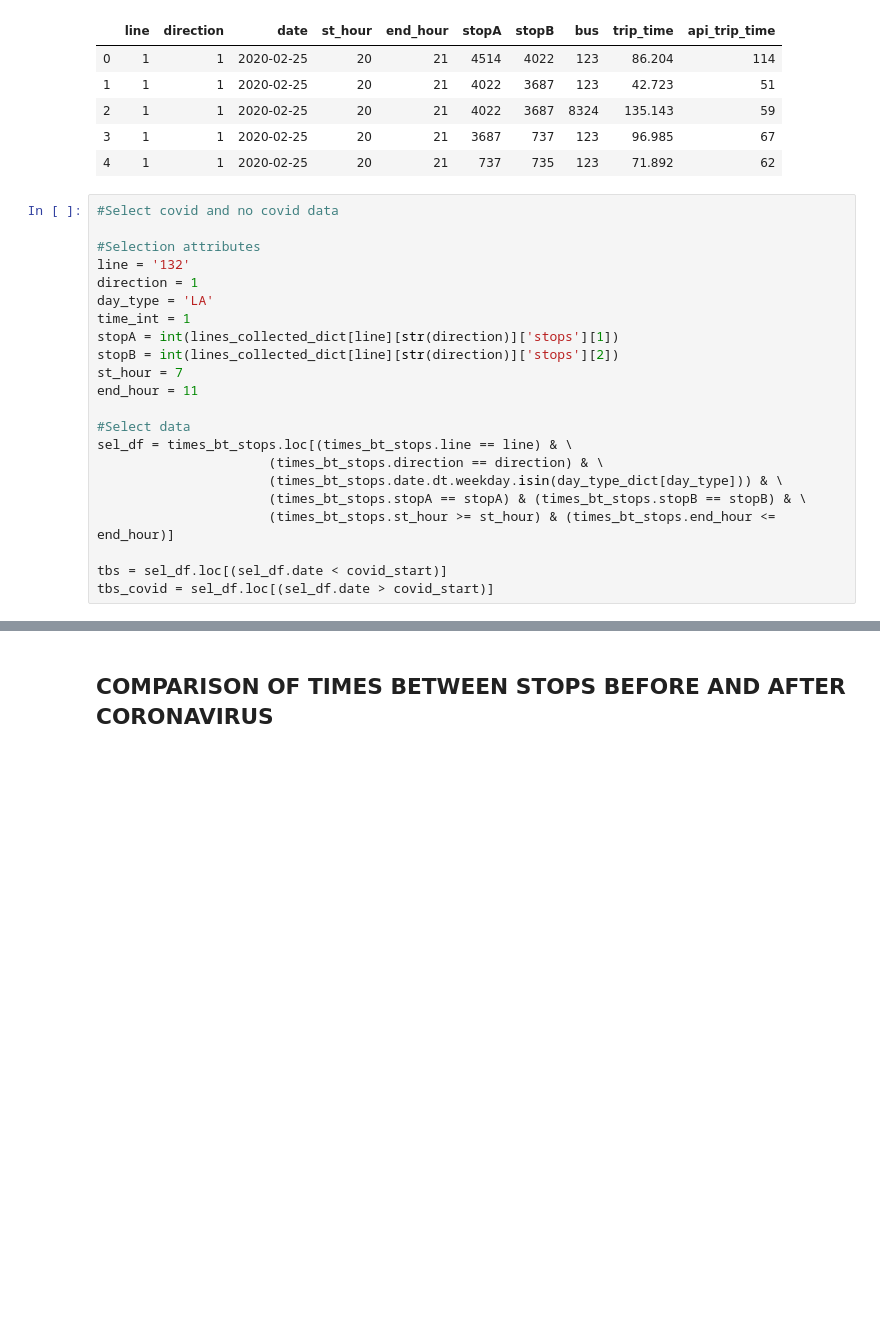
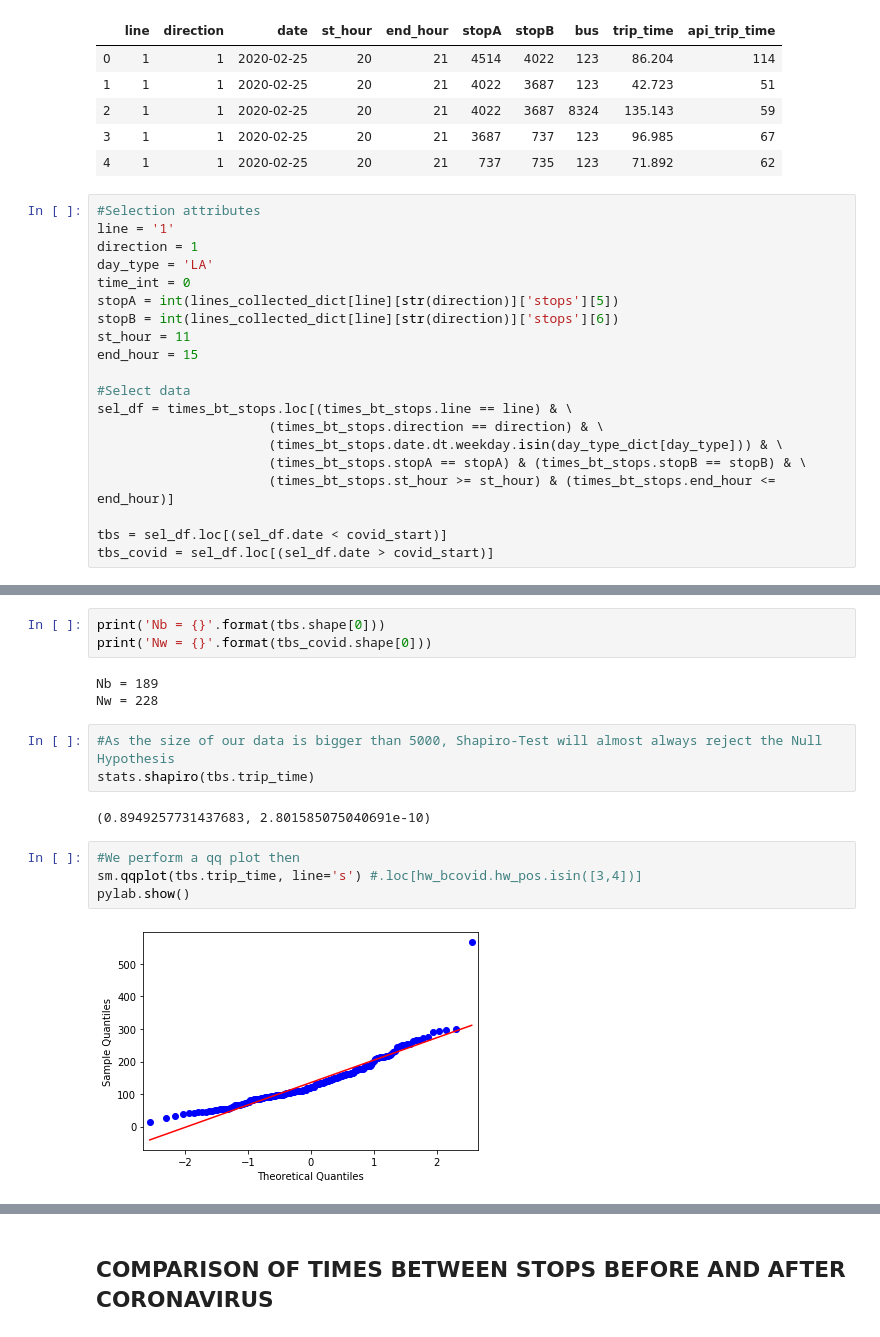
Before and after one commit to Catedra-Cabify-ETSIT-UPM/EMTUrbanBuses_Notebooks, a Jupyter notebook: TimesBtStops.ipynb, the cells around one changed output, grey strips where cells are left out. Cells and saved outputs as stored; diff of their text form; blank space fills up the shorter version.

Commit message:
Tests de hipotesis y tests de normalidad

```diff
--- a/TimesBtStops.ipynb
+++ b/TimesBtStops.ipynb
@@ -84,17 +107,15 @@ times_bt_stops.head()
 | 3 | 1 | 1 | 2020-02-25 | 20 | 21 | 3687 | 737 | 123 | 96.985 | 67 |
 | 4 | 1 | 1 | 2020-02-25 | 20 | 21 | 737 | 735 | 123 | 71.892 | 62 |
 # %%
-#Select covid and no covid data
-
 #Selection attributes
-line = '132'
+line = '1'
 direction = 1
 day_type = 'LA'
-time_int = 1
-stopA = int(lines_collected_dict[line][str(direction)]['stops'][1])
-stopB = int(lines_collected_dict[line][str(direction)]['stops'][2])
-st_hour = 7
-end_hour = 11
+time_int = 0
+stopA = int(lines_collected_dict[line][str(direction)]['stops'][5])
+stopB = int(lines_collected_dict[line][str(direction)]['stops'][6])
+st_hour = 11
+end_hour = 15
 
 #Select data
 sel_df = times_bt_stops.loc[(times_bt_stops.line == line) & \
@@ -107,0 +160,17 @@ tbs_covid = sel_df.loc[(sel_df.date > covid_start)]
+# %%
+print('Nb = {}'.format(tbs.shape[0]))
+print('Nw = {}'.format(tbs_covid.shape[0]))
+# %% [output]
+Nb = 189
+Nw = 228
+# %%
+#As the size of our data is bigger than 5000, Shapiro-Test will almost always reject the Null Hypothesis
+stats.shapiro(tbs.trip_time)
+# %% [output]
+(0.8949257731437683, 2.801585075040691e-10)
+# %%
+#We perform a qq plot then
+sm.qqplot(tbs.trip_time, line='s') #.loc[hw_bcovid.hw_pos.isin([3,4])]
+pylab.show()
+# %% [output]
+[figure, added]
```
Also changed, not shown: parts of 17 cells of this notebook, 3 other files.
